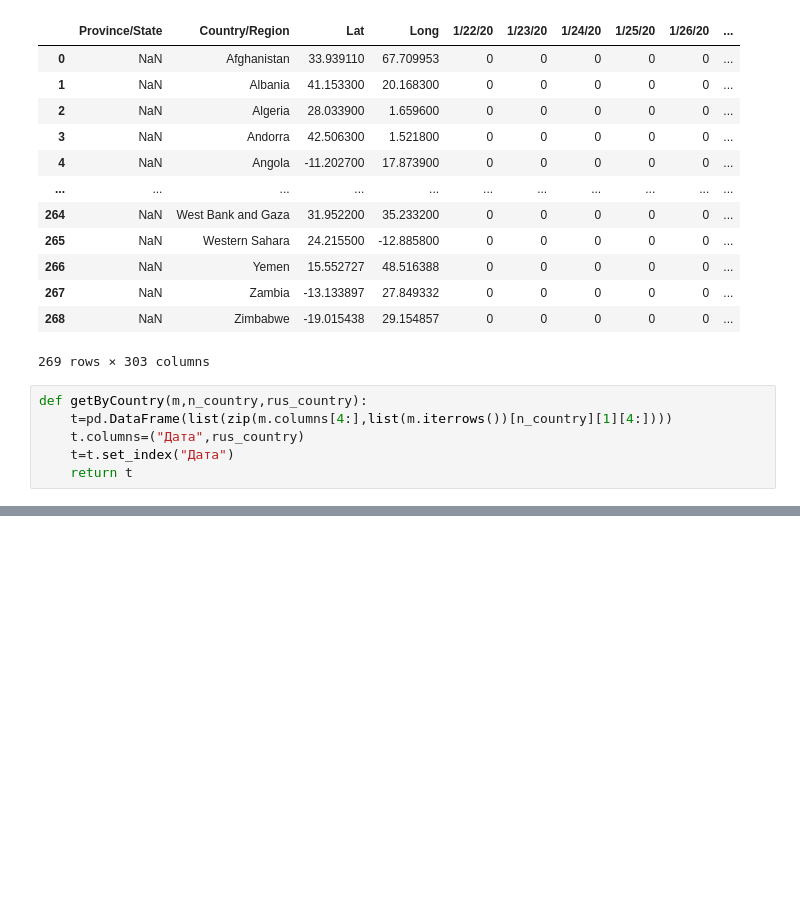
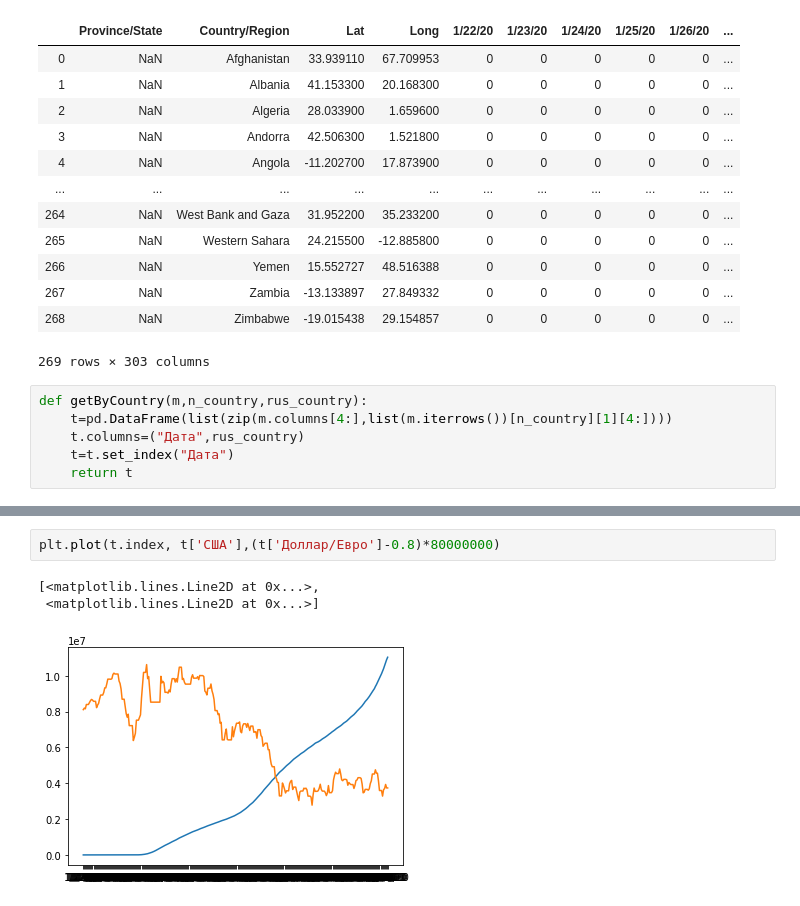
Before and after one commit to MaximNosko/KKR, a Jupyter notebook: KKR.ipynb, the cells around one changed output, grey strips where cells are left out. Drawn from its saved outputs; the diff is of its cells as text; blank space fills up the shorter version.

```diff
--- a/KKR.ipynb
+++ b/KKR.ipynb
@@ -106,0 +201,6 @@ m
+# %%
+plt.plot(t.index, t['США'],(t['Доллар/Евро']-0.8)*80000000)
+# %% [output]
+[<matplotlib.lines.Line2D at 0x...>,
+ <matplotlib.lines.Line2D at 0x...>]
+[figure, added]
```
Also changed, not shown: parts of 24 cells of this notebook, 2 other files.
